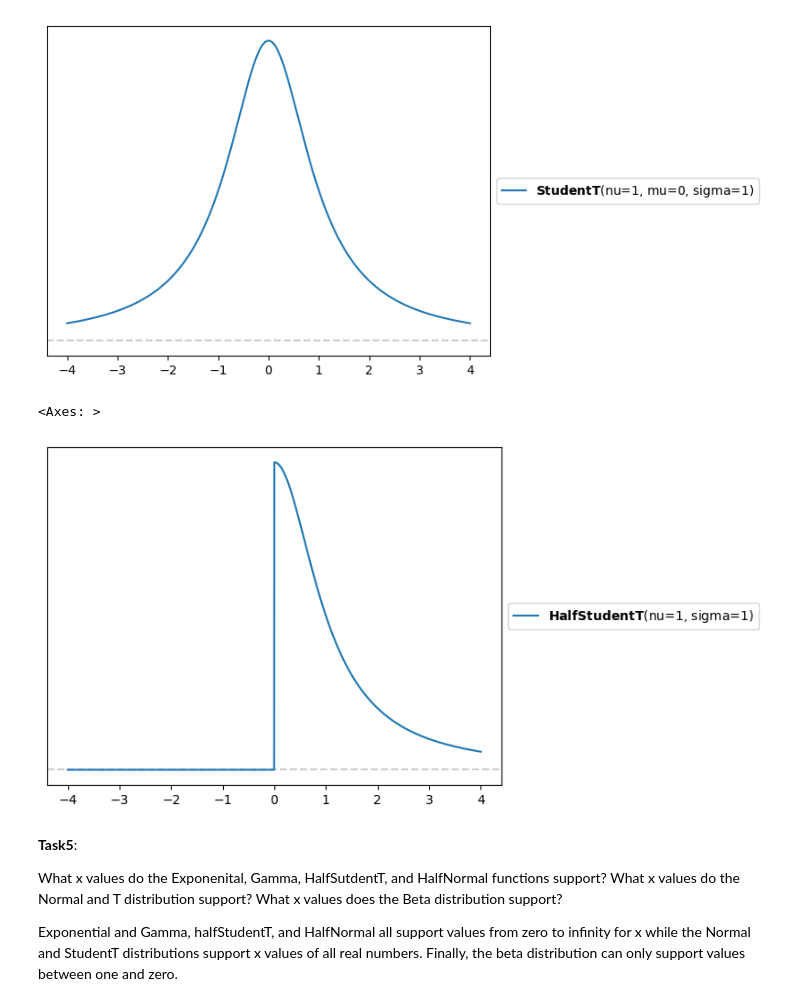
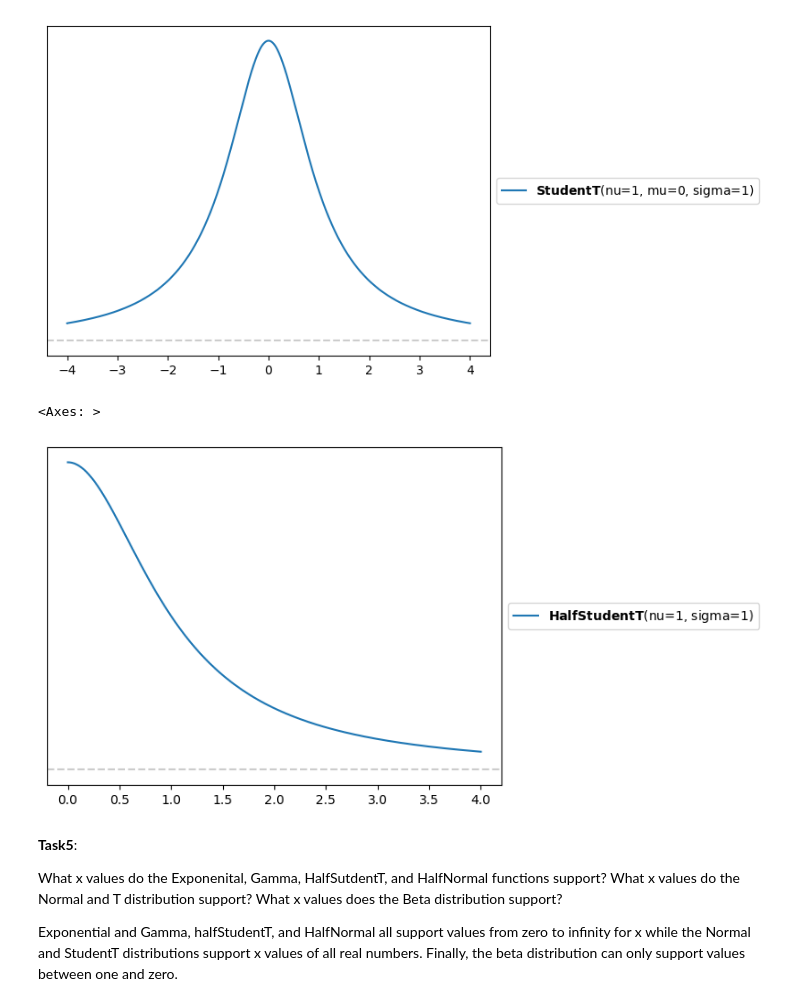
Before and after one commit to aahFancyGun/dataScienceClass, a Jupyter notebook: unit3/Copy_of_Unit3ExercisesSF.ipynb, the cells around one changed output. Drawn from its saved outputs; the diff is of its cells as text; code cells hidden in the pictures.

```diff
--- a/unit3/Copy_of_Unit3ExercisesSF.ipynb
+++ b/unit3/Copy_of_Unit3ExercisesSF.ipynb
@@ -164,10 +164,10 @@ pz.StudentT(1, 0, 1).plot_pdf(support=(-4,4))
 [figure]
 # %%
 
-pz.HalfStudentT(1, 1).plot_pdf(support=(-4,4))
+pz.HalfStudentT(1, 1).plot_pdf(support=(0,4))
 # %% [output]
 <Axes: >
-[figure, old version]
+[figure, new version]
 # %% [markdown]
 **Task5**:
 
```
